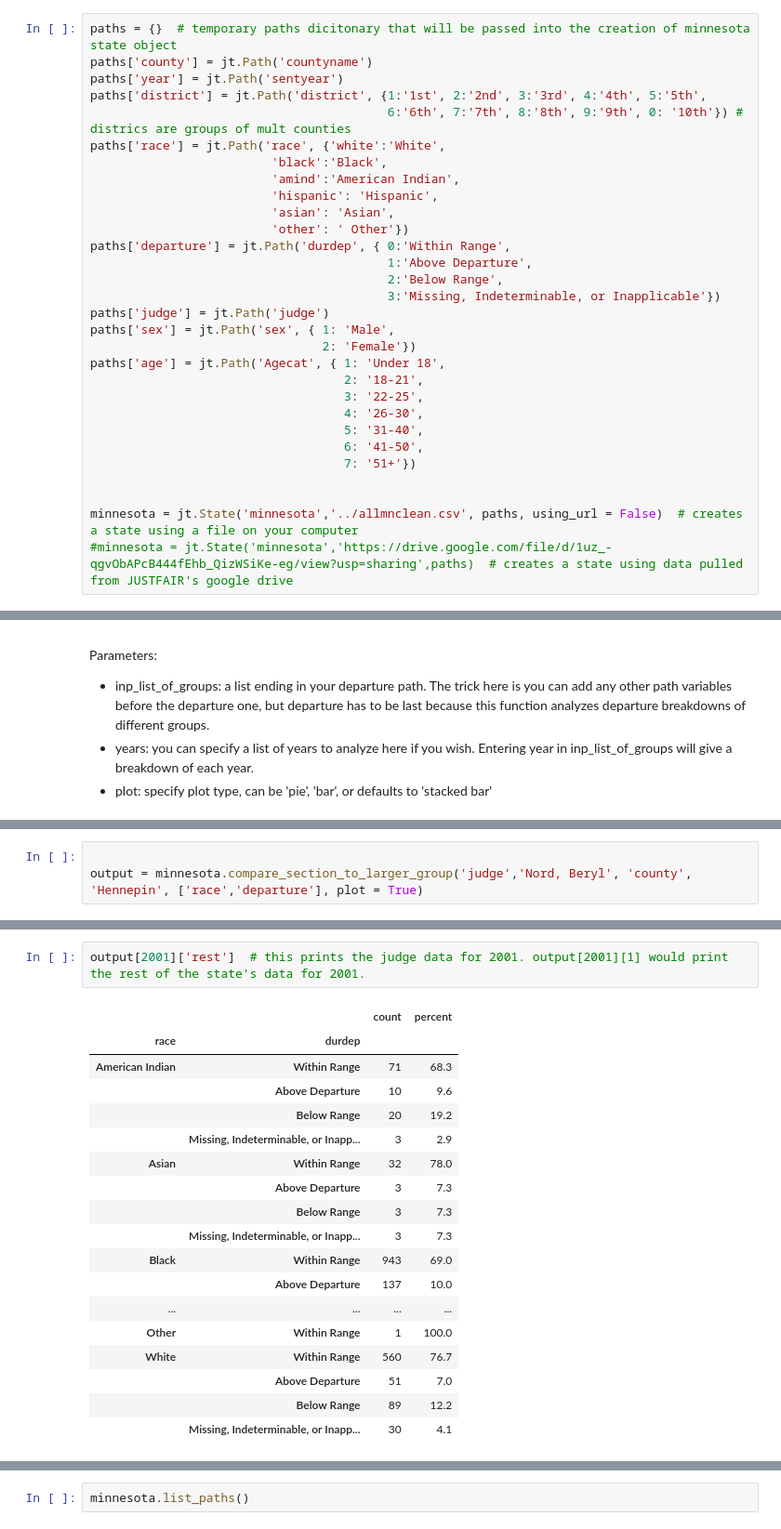
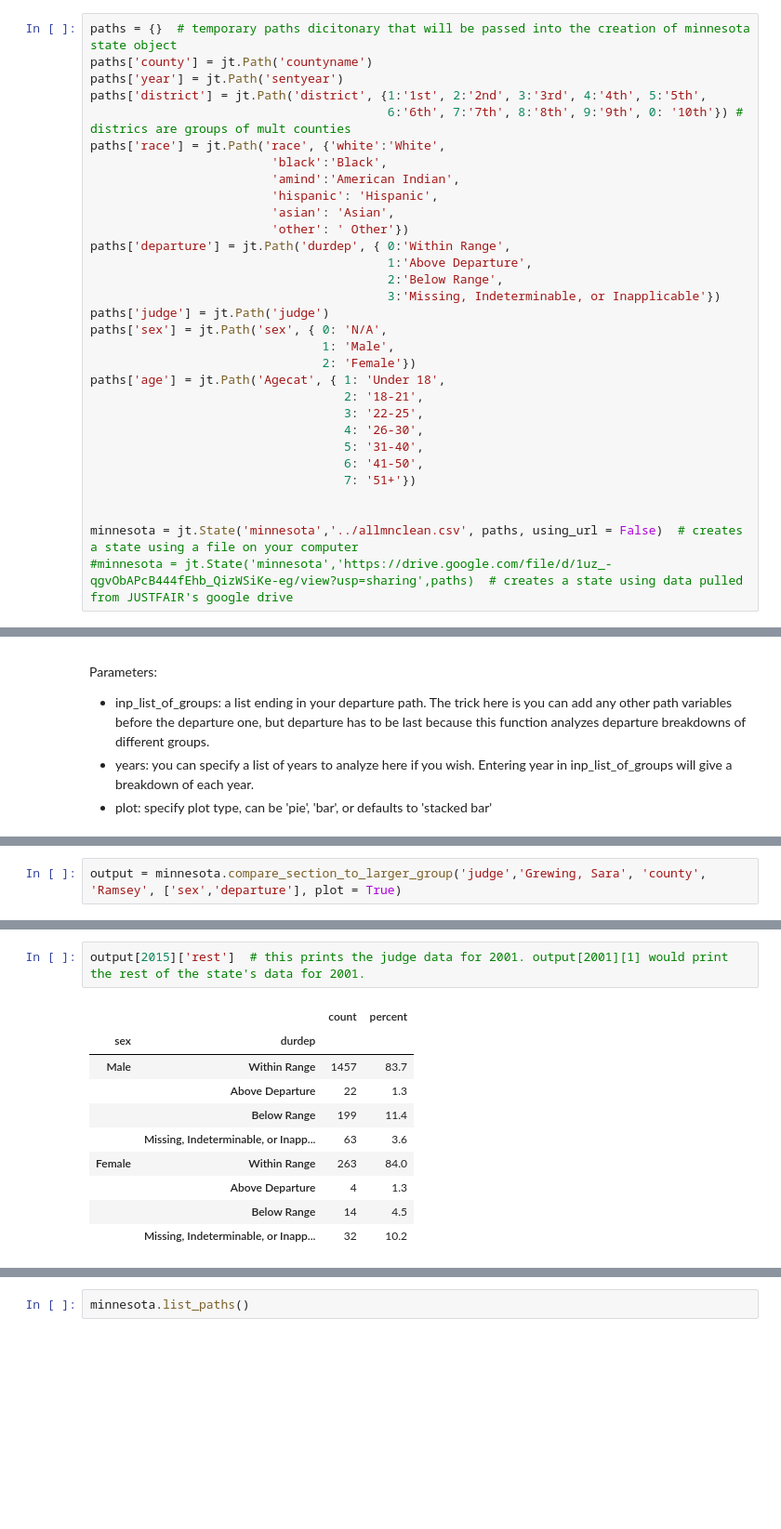
Before and after one commit to nitkiew2/QSIDE-JUSTFAIR-TOOLBOX, a Jupyter notebook: Package_testing.ipynb, the cells around one changed output, grey strips where cells are left out. Shown: that part at 93% size. Drawn from its saved outputs; the diff is of its cells as text; blank space fills up the shorter version.

```diff
--- a/Package_testing.ipynb
+++ b/Package_testing.ipynb
@@ -44,7 +47,8 @@ paths['departure'] = jt.Path('durdep', { 0:'Within Range',
                                          2:'Below Range',
                                          3:'Missing, Indeterminable, or Inapplicable'})
 paths['judge'] = jt.Path('judge')
-paths['sex'] = jt.Path('sex', { 1: 'Male',
+paths['sex'] = jt.Path('sex', { 0: 'N/A',
+                                1: 'Male',
                                 2: 'Female'})
 paths['age'] = jt.Path('Agecat', { 1: 'Under 18',
                                    2: '18-21',
@@ -125,6 +122,5 @@ output:
 
 returns a dictionary with the following mapping: output\[year\] = \[judge_data, state_data\].  See the example 2 cells below for a reference.
 # %%
-
-output = minnesota.compare_section_to_larger_group('judge','Nord, Beryl', 'county', 'Hennepin', ['race','departure'], plot = True)
+output = minnesota.compare_section_to_larger_group('judge','Grewing, Sara', 'county', 'Ramsey', ['sex','departure'], plot = True)
 # %% [output]
@@ -160,24 +142,16 @@ Nord, Beryl judge currently has an average Missing, Indeterminable, or Inapplica
 # %%
-output[2001]['rest']  # this prints the judge data for 2001. output[2001][1] would print the rest of the state's data for 2001.
+output[2015]['rest']  # this prints the judge data for 2001. output[2001][1] would print the rest of the state's data for 2001.
 # %% [output]
 |  |  | count | percent |
-| race | durdep |  |  |
-| American Indian | Within Range | 71 | 68.3 |
-|  | Above Departure | 10 | 9.6 |
-|  | Below Range | 20 | 19.2 |
-|  | Missing, Indeterminable, or Inapp... | 3 | 2.9 |
-| Asian | Within Range | 32 | 78.0 |
-|  | Above Departure | 3 | 7.3 |
-|  | Below Range | 3 | 7.3 |
-|  | Missing, Indeterminable, or Inapp... | 3 | 7.3 |
-| Black | Within Range | 943 | 69.0 |
-|  | Above Departure | 137 | 10.0 |
-| ... | ... | ... | ... |
-| Other | Within Range | 1 | 100.0 |
-| White | Within Range | 560 | 76.7 |
-|  | Above Departure | 51 | 7.0 |
-|  | Below Range | 89 | 12.2 |
-|  | Missing, Indeterminable, or Inapp... | 30 | 4.1 |
+| sex | durdep |  |  |
+| Male | Within Range | 1457 | 83.7 |
+|  | Above Departure | 22 | 1.3 |
+|  | Below Range | 199 | 11.4 |
+|  | Missing, Indeterminable, or Inapp... | 63 | 3.6 |
+| Female | Within Range | 263 | 84.0 |
+|  | Above Departure | 4 | 1.3 |
+|  | Below Range | 14 | 4.5 |
+|  | Missing, Indeterminable, or Inapp... | 32 | 10.2 |
 # %%
 minnesota.compare_judge_to_state('Nord, Beryl', ['departure'], plot = True)
 # %% [output]
```
Also changed, not shown: parts of 7 cells of this notebook, 1 other file.
